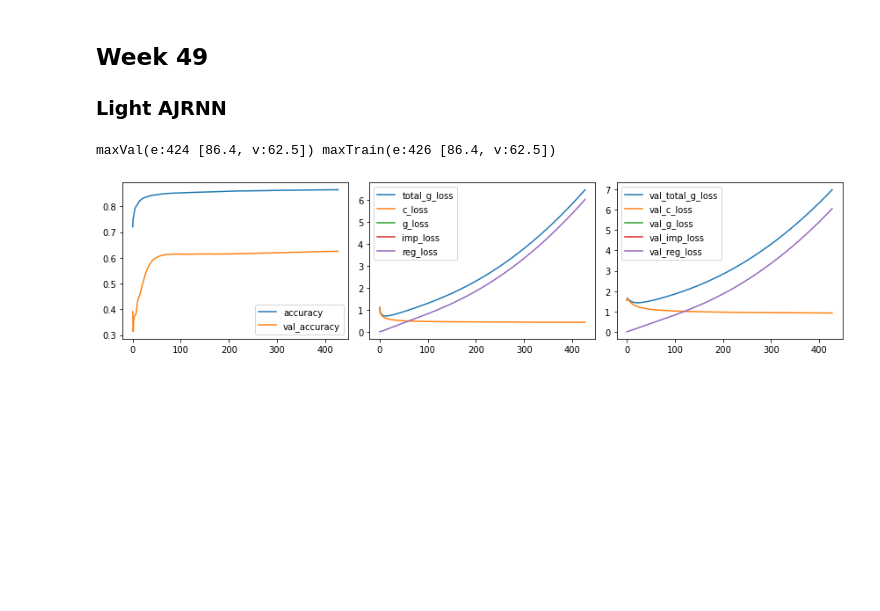
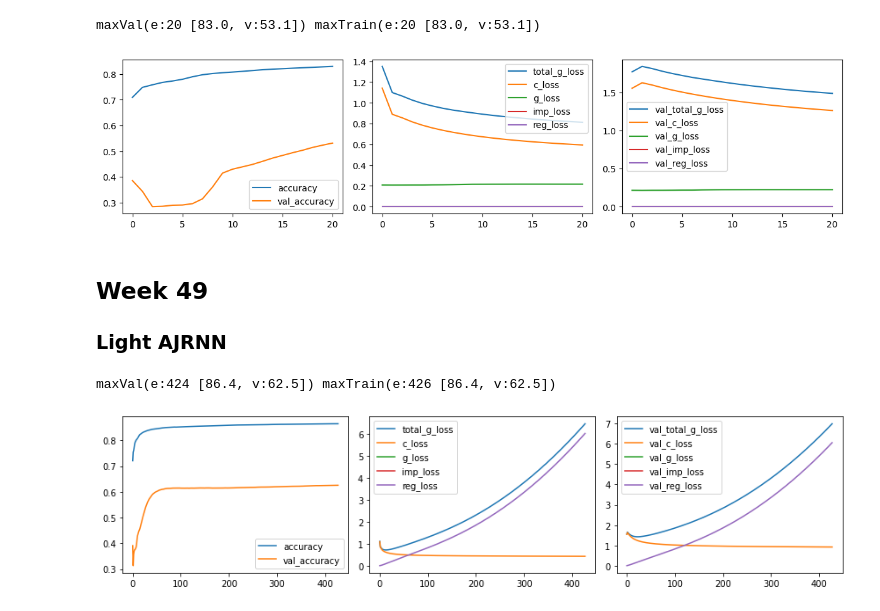
Before and after one commit to dnldsht/AJ-RNN, a Jupyter notebook: res.ipynb, the cells around one changed output. Drawn from its saved outputs; the diff is of its cells as text; code cells hidden in the pictures; blank space fills up the shorter version.

```diff
--- a/res.ipynb
+++ b/res.ipynb
@@ -70,3 +83,8 @@ def plot_all(metrics):
+# %%
+plot_all(get_metrics('results/week49/GRU128-G1-LR8-BS32/seed89')) # sophia
+# %% [output]
+maxVal(e:20 [83.0, v:53.1]) maxTrain(e:20 [83.0, v:53.1])
+[figure, added]
 # %% [markdown]
 ## Week 49
 ### Light AJRNN
```
Also changed, not shown: parts of 8 cells of this notebook, 1 other file.
